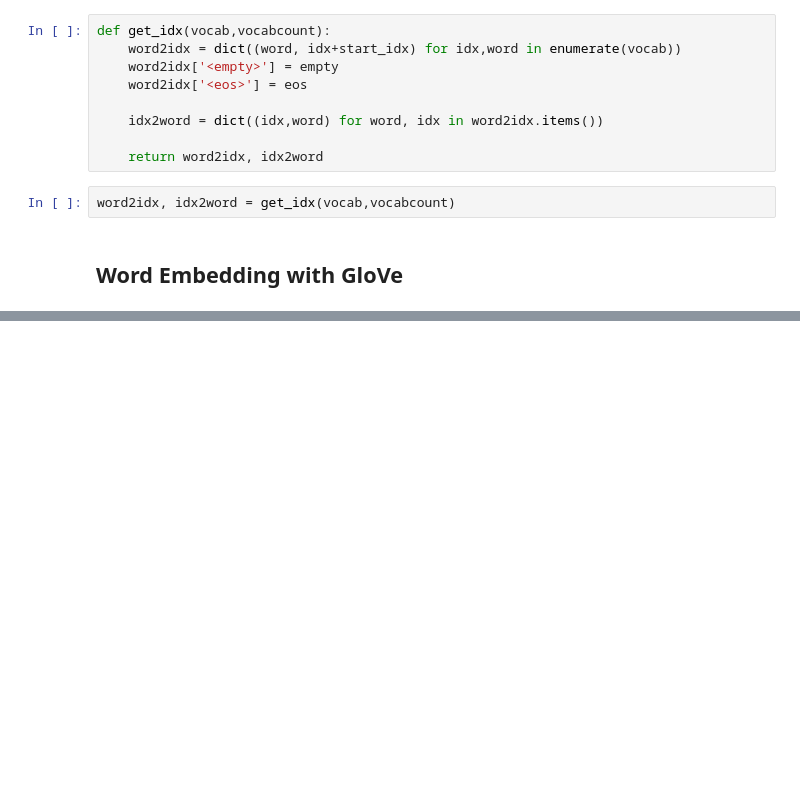
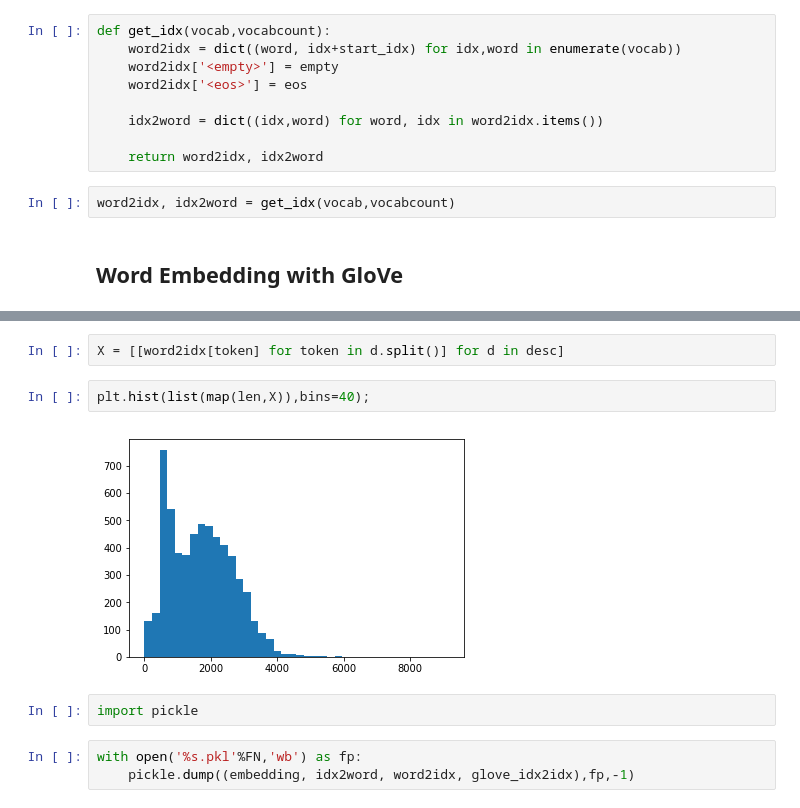
Before and after one commit to iamryanmurray/metis, a Jupyter notebook: 4-Fletcher/first_try_summarize.ipynb, the cells around one changed output, grey strips where cells are left out. Saved outputs shown, nothing was run; the diff lists cells and outputs as text; blank space fills up the shorter version.

```diff
--- a/4-Fletcher/first_try_summarize.ipynb
+++ b/4-Fletcher/first_try_summarize.ipynb
@@ -67,0 +195,11 @@ word2idx, idx2word = get_idx(vocab,vocabcount)
+# %%
+X = [[word2idx[token] for token in d.split()] for d in desc]
+# %%
+plt.hist(list(map(len,X)),bins=40);
+# %% [output]
+[figure, added]
+# %%
+import pickle
+# %%
+with open('%s.pkl'%FN,'wb') as fp:
+    pickle.dump((embedding, idx2word, word2idx, glove_idx2idx),fp,-1)
```
Also changed, not shown: parts of 14 cells of this notebook, 2 other files.
